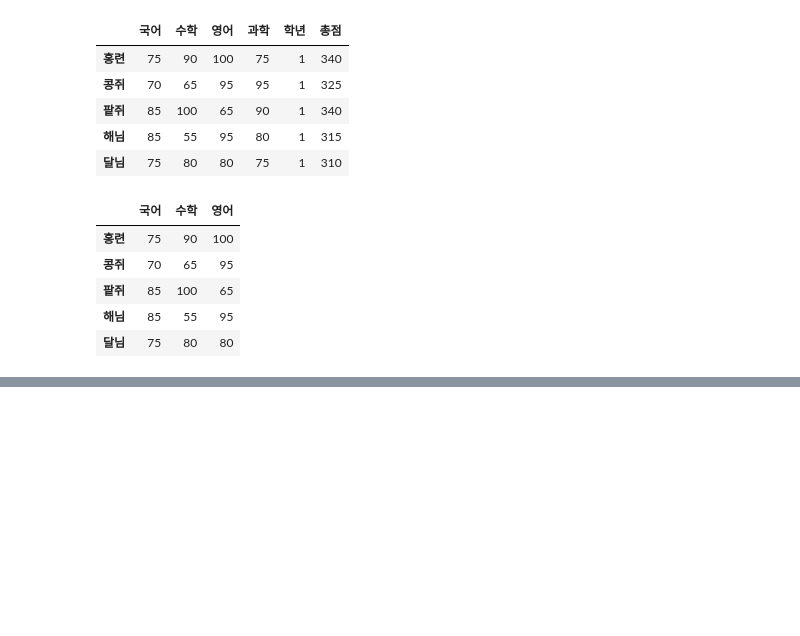
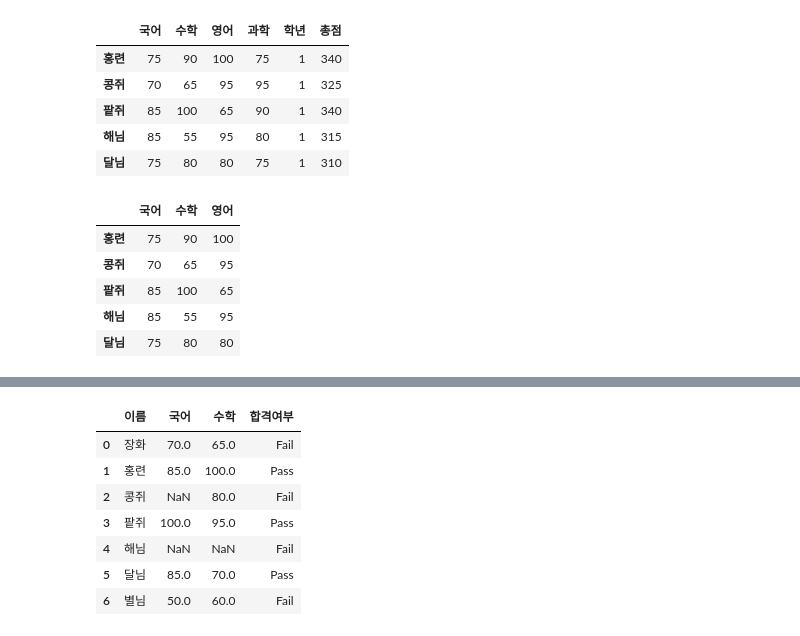
Before and after one commit to shbang-cmd/python_onebook, a Jupyter notebook: 파이썬한권으로끝내기_2장.ipynb, the cells around one changed output, grey strips where cells are left out. Saved outputs shown, nothing was run; the diff lists cells and outputs as text; code cells hidden in the pictures; blank space fills up the shorter version.

```diff
--- a/파이썬한권으로끝내기_2장.ipynb
+++ b/파이썬한권으로끝내기_2장.ipynb
@@ -513,3 +513,10 @@ score
 | 팥쥐 | 85 | 100 | 65 |
 | 해님 | 85 | 55 | 95 |
 | 달님 | 75 | 80 | 80 |
+# %%
+# 임의의 조건 탐색 및 데이터 수정
+import pandas as pd
+students = pd.DataFrame({'이름':['장화','홍련','콩쥐','팥쥐','해님','달님'],
+                        '국어':[70,85,None, 100, None, 85],
+                        '수학':[65,100,80,95,None,70]})
+students
@@ -515,0 +542,3 @@ score
+# %%
+students.loc[6, '이름':'수학'] = ['별님', 50, 60]  # 별님 추가
+students
@@ -515,0 +554,13 @@ score
+# %%
+students.loc[(students['국어']>=80)&(students['수학']>=70), "합격여부"] = 'Pass'  # 존재하지 않는 컬럼인 경우 새로 만듦
+students.loc[students['합격여부']!='Pass', '합격여부'] = 'Fail'
+students
+# %% [output]
+|  | 이름 | 국어 | 수학 | 합격여부 |
+| 0 | 장화 | 70.0 | 65.0 | Fail |
+| 1 | 홍련 | 85.0 | 100.0 | Pass |
+| 2 | 콩쥐 | NaN | 80.0 | Fail |
+| 3 | 팥쥐 | 100.0 | 95.0 | Pass |
+| 4 | 해님 | NaN | NaN | Fail |
+| 5 | 달님 | 85.0 | 70.0 | Pass |
+| 6 | 별님 | 50.0 | 60.0 | Fail |
```
Also changed, not shown: parts of 4 cells of this notebook.
